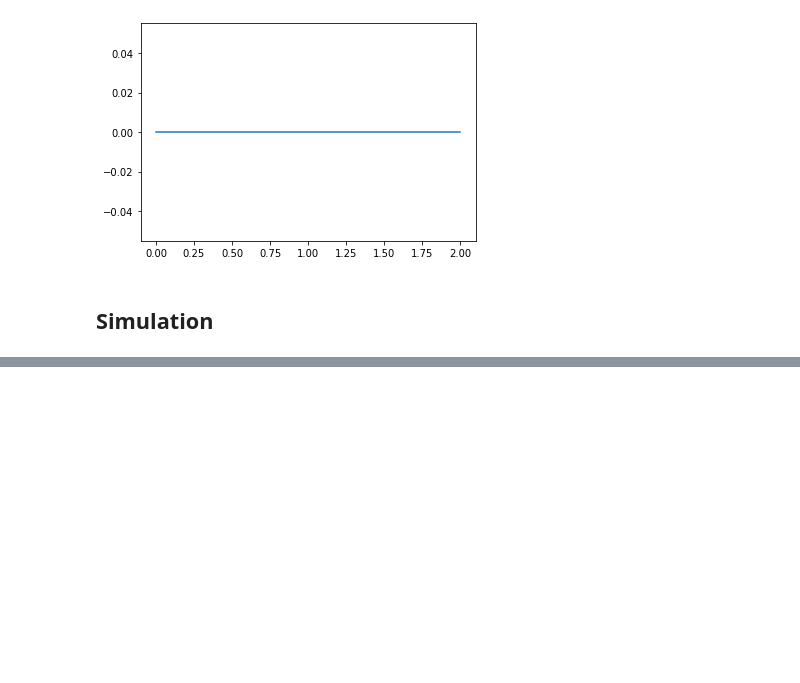
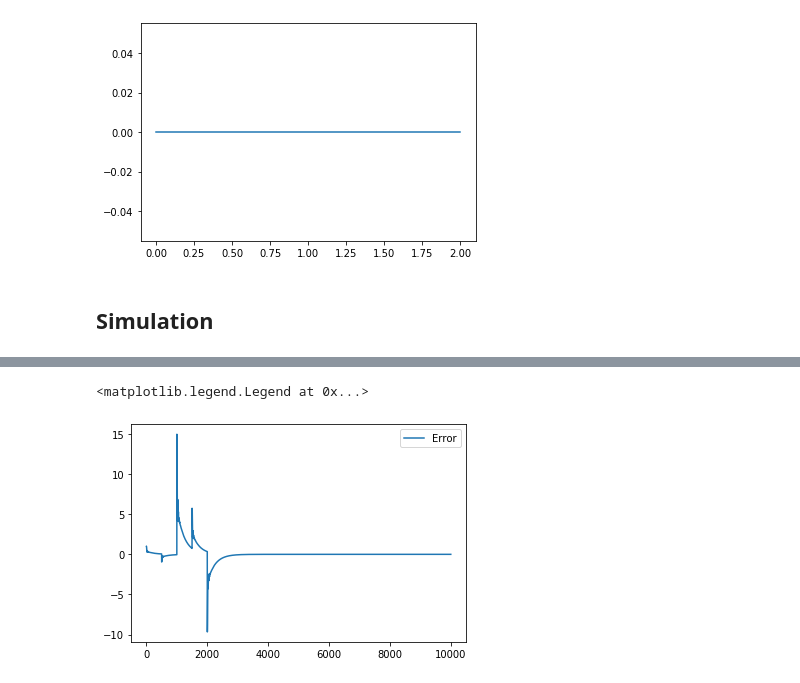
Before and after one commit to svineet/pid-simulation, a Jupyter notebook: Gain Scheduled PID Equation 2.ipynb, the cells around one changed output, grey strips where cells are left out. Cells and saved outputs as stored; diff of their text form; code cells hidden in the pictures; blank space fills up the shorter version.

```diff
--- a/Gain Scheduled PID Equation 2.ipynb
+++ b/Gain Scheduled PID Equation 2.ipynb
@@ -115,0 +118,6 @@ plt.legend()
+# %%
+plt.plot(SP-y_caps[:, 0], label="Error")
+plt.legend()
+# %% [output]
+<matplotlib.legend.Legend at 0x...>
+[figure, added]
```
Also changed, not shown: parts of 5 cells of this notebook, 3 other files.
